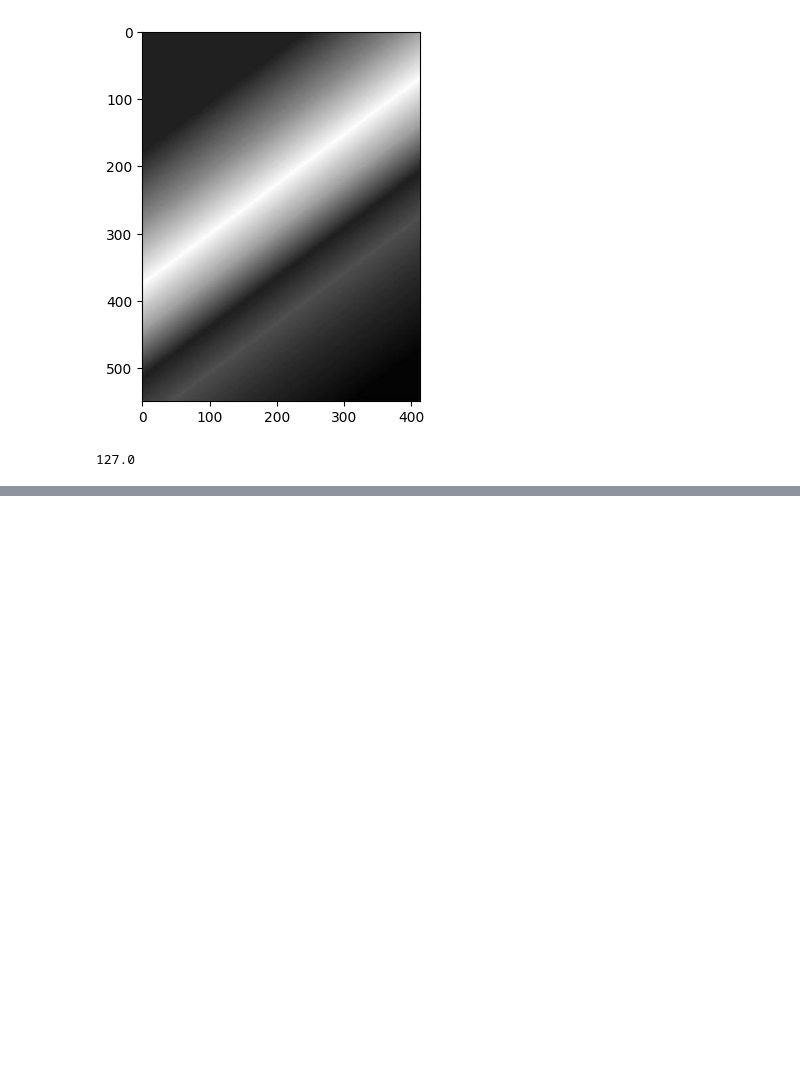
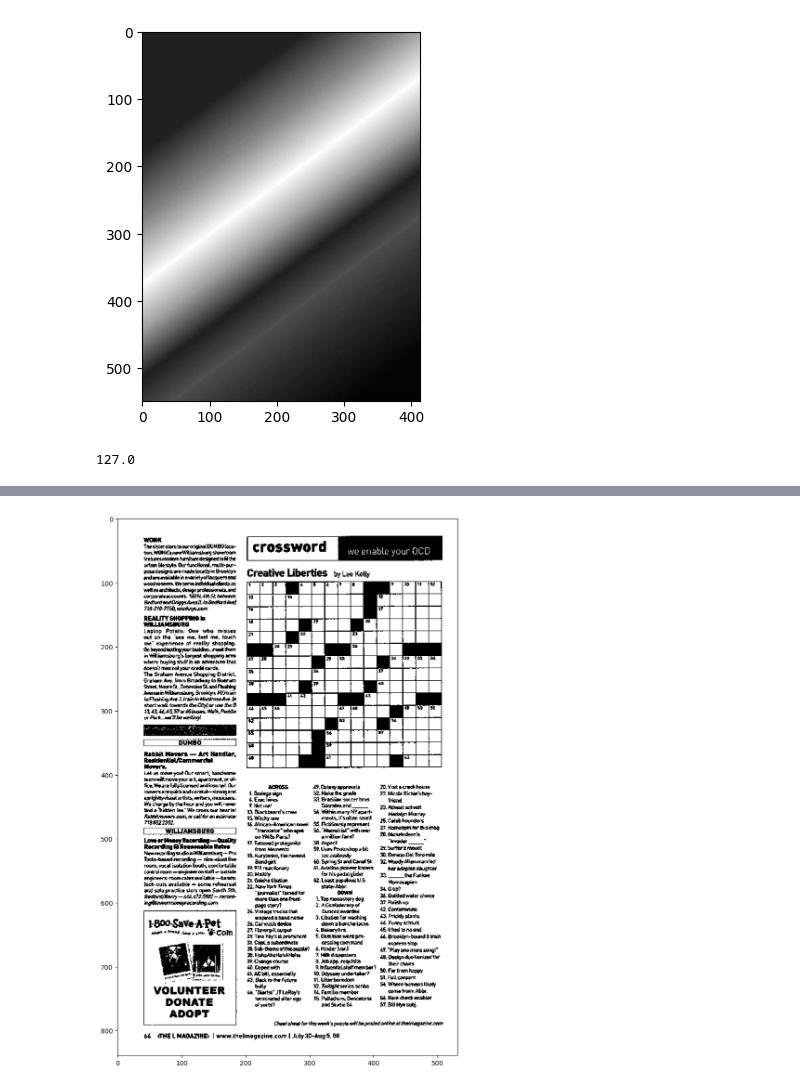
Before and after one commit to kcmartin/opencv-coursework, a Jupyter notebook: thresholding.ipynb, the cells around one changed output, grey strips where cells are left out. Cells and saved outputs as stored; diff of their text form; code cells hidden in the pictures; blank space fills up the shorter version.

```diff
--- a/thresholding.ipynb
+++ b/thresholding.ipynb
@@ -25,0 +46,9 @@ plt.imshow(thresh1,cmap='gray')
+# %%
+# there is a lot of greyscale info we don't need
+
+# let's adjust the the threshold value
+
+ret,th1 = cv2.threshold(img,180,255,cv2.THRESH_BINARY)
+show_pic(th1)
+# %% [output]
+[figure, added]
```
Also changed, not shown: parts of 7 cells of this notebook.
